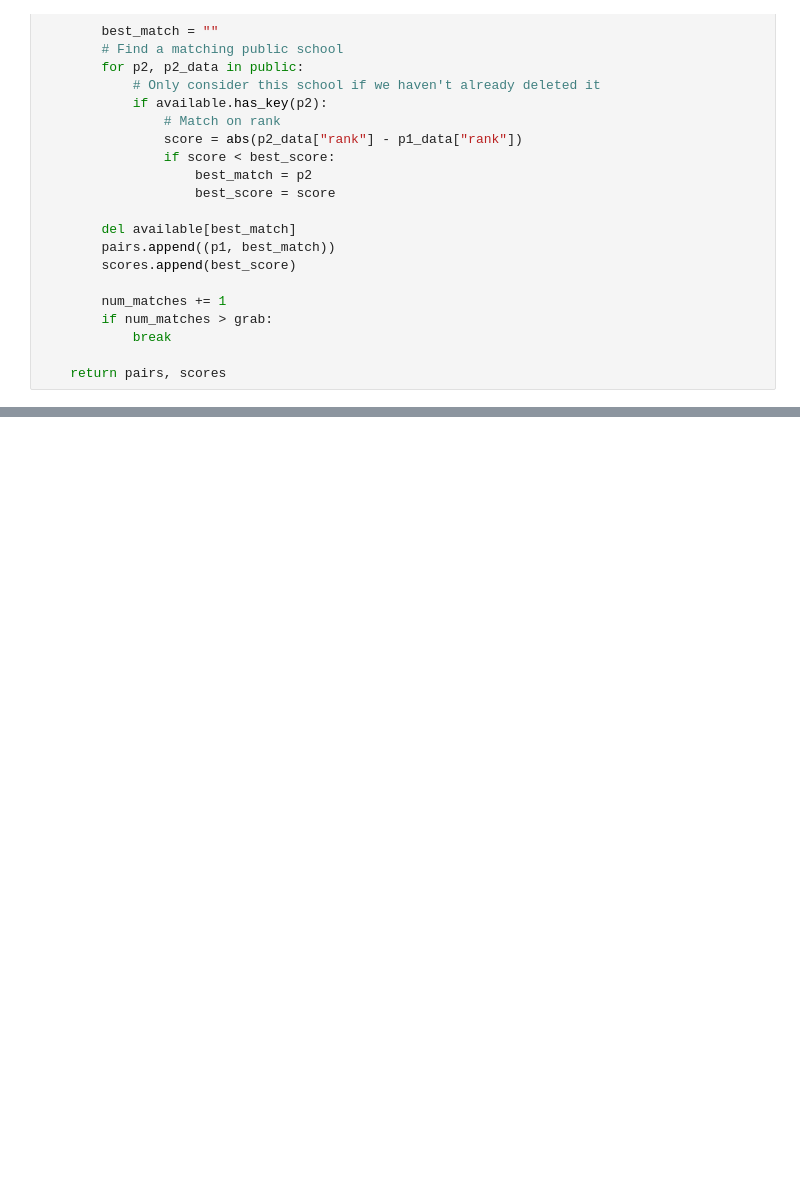
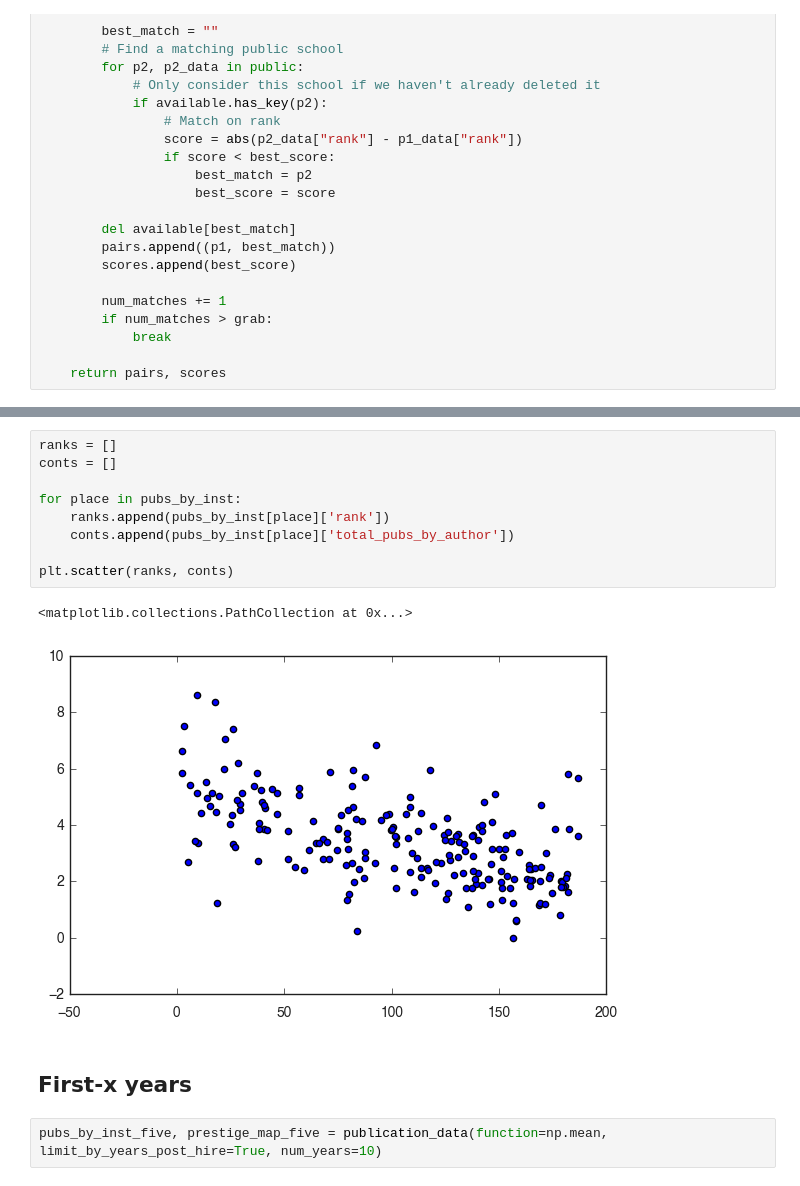
Before and after one commit to dimecon/faculty_hiring, a Jupyter notebook: notebooks-productivity/Matched Pairs - Public or Private Status.ipynb, the cells around one changed output, grey strips where cells are left out. Drawn from its saved outputs; the diff is of its cells as text; blank space fills up the shorter version.

```diff
--- a/notebooks-productivity/Matched Pairs - Public or Private Status.ipynb
+++ b/notebooks-productivity/Matched Pairs - Public or Private Status.ipynb
@@ -193,0 +242,16 @@ plt.show()
+# %%
+ranks = []
+conts = []
+
+for place in pubs_by_inst:
+    ranks.append(pubs_by_inst[place]['rank'])
+    conts.append(pubs_by_inst[place]['total_pubs_by_author'])
+
+plt.scatter(ranks, conts)
+# %% [output]
+<matplotlib.collections.PathCollection at 0x...>
+[figure, added]
+# %% [markdown]
+## First-x years
+# %%
+pubs_by_inst_five, prestige_map_five = publication_data(function=np.mean, limit_by_years_post_hire=True, num_years=10)
```
Also changed, not shown: parts of 23 cells of this notebook, 2 other files.
